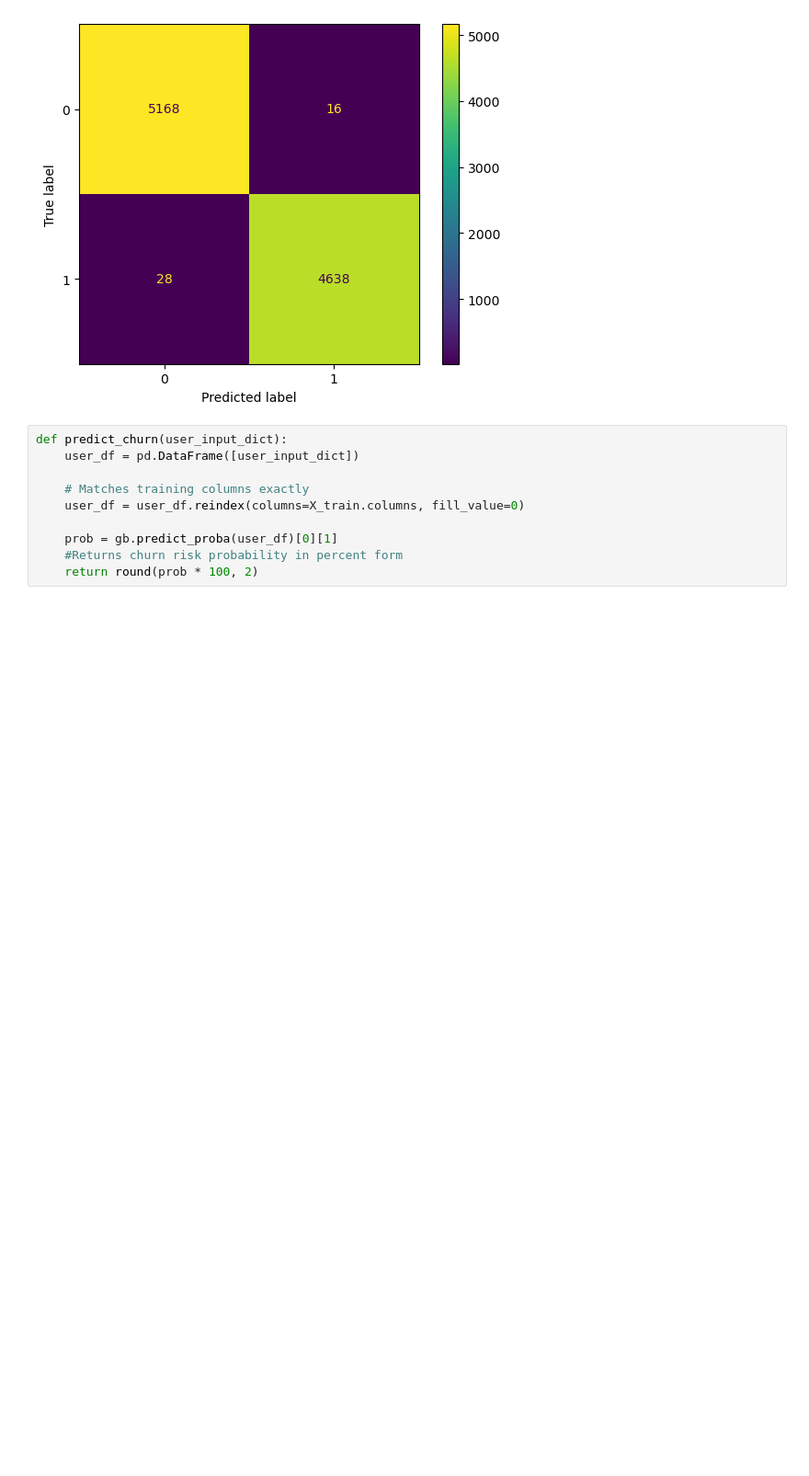
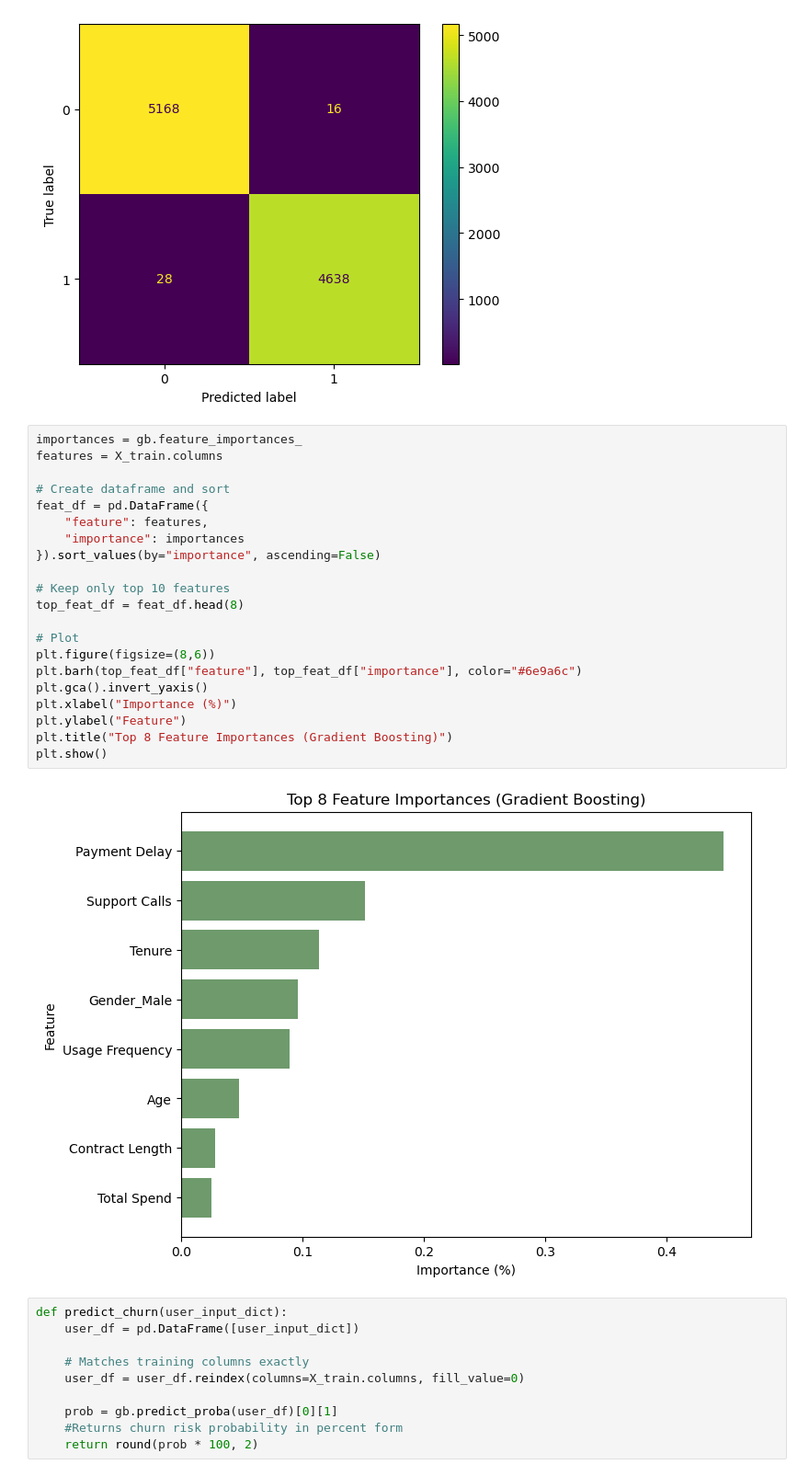
Before and after one commit to jaydenrrr22/CapstoneProject, a Jupyter notebook: data_analysis/predictions.ipynb, the cells around one changed output. Shown at 92% size. Drawn from its saved outputs; the diff is of its cells as text; blank space fills up the shorter version.

Commit message:
Added feature importance graph based on testing data

```diff
--- a/data_analysis/predictions.ipynb
+++ b/data_analysis/predictions.ipynb
@@ -157,6 +157,29 @@ Classification Report on Gradient Boosting:
    macro avg       0.99      0.99      0.99      9657
 weighted avg       0.99      0.99      0.99      9657
 [figure]
+# %%
+importances = gb.feature_importances_
+features = X_train.columns
+
+# Create dataframe and sort
+feat_df = pd.DataFrame({
+    "feature": features,
+    "importance": importances
+}).sort_values(by="importance", ascending=False)
+
+# Keep only top 10 features
+top_feat_df = feat_df.head(8)
+
+# Plot
+plt.figure(figsize=(8,6))
+plt.barh(top_feat_df["feature"], top_feat_df["importance"], color="#6e9a6c")
+plt.gca().invert_yaxis()
+plt.xlabel("Importance (%)")
+plt.ylabel("Feature")
+plt.title("Top 8 Feature Importances (Gradient Boosting)")
+plt.show()
+# %% [output]
+[figure, added]
 # %%
 def predict_churn(user_input_dict):
     user_df = pd.DataFrame([user_input_dict])
```
Also changed, not shown: parts of 1 cell of this notebook.
